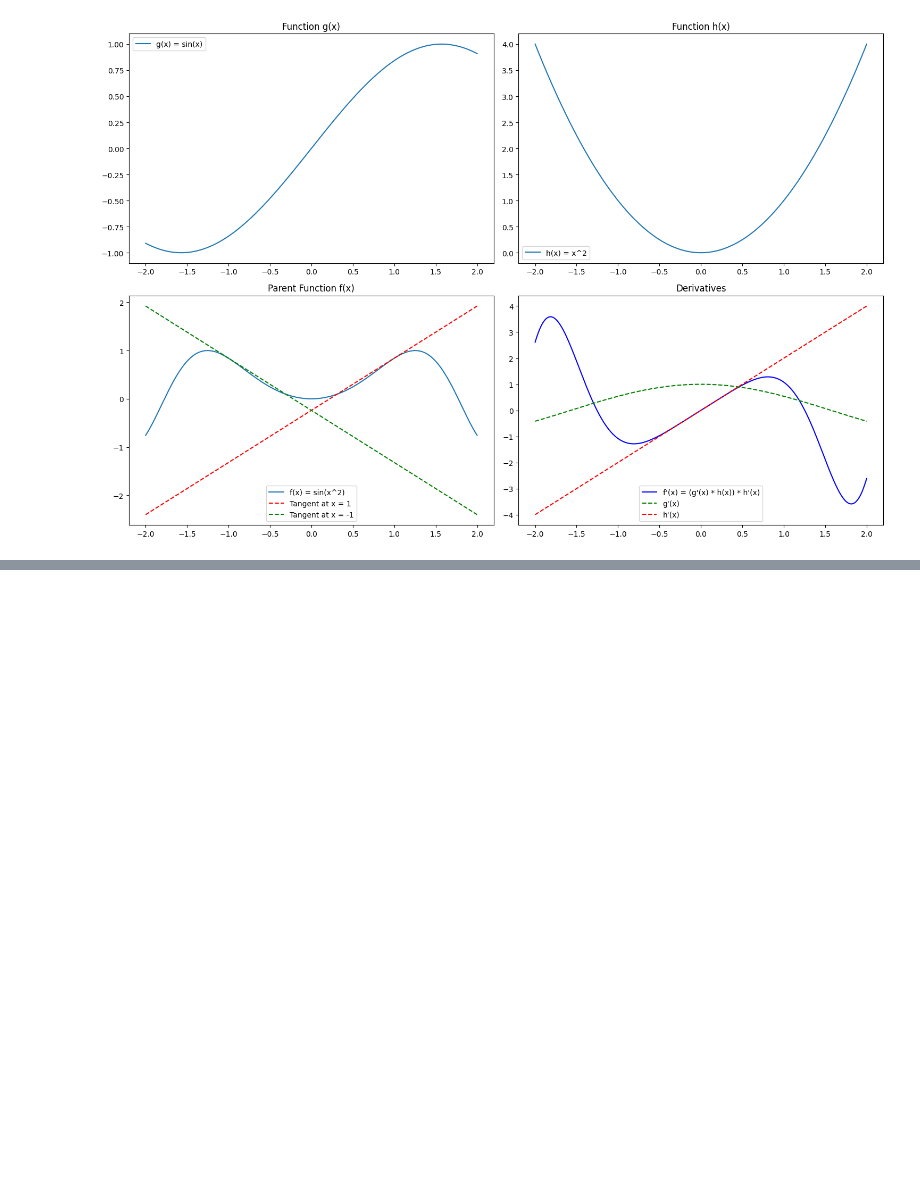
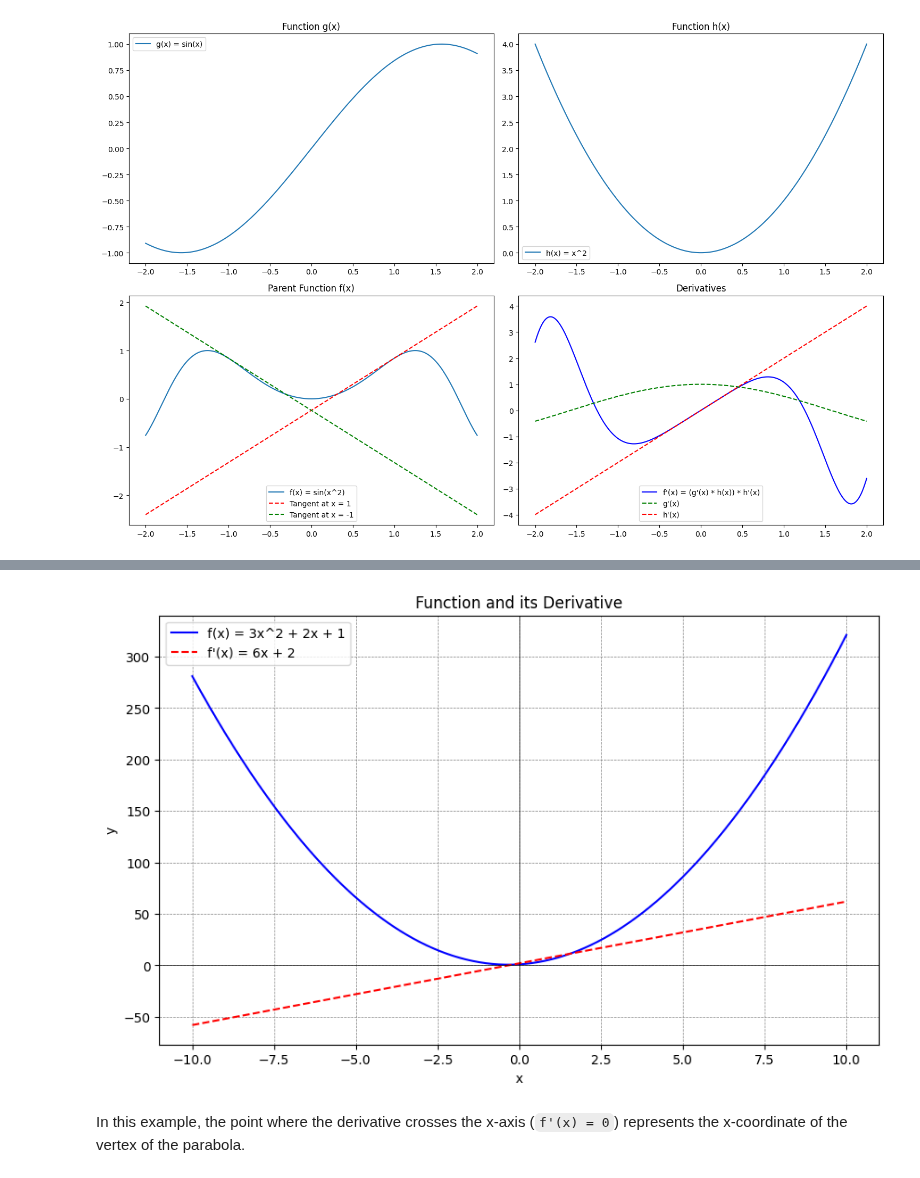
Before and after one commit to yactouat/learning_math, a Jupyter notebook: derivatives-refresher.ipynb, the cells around one changed output, grey strips where cells are left out. Saved outputs shown, nothing was run; the diff lists cells and outputs as text; code cells hidden in the pictures; blank space fills up the shorter version.

Commit message:
better example for quadratics

```diff
--- a/derivatives-refresher.ipynb
+++ b/derivatives-refresher.ipynb
@@ -430,0 +460,27 @@ plt.show()
+# %%
+# Define the function f(x) and its derivative f'(x)
+def f(x):
+    return 3*x**2 + 2*x + 1
+
+def df(x):
+    return 6*x + 2
+
+# Generate x values
+x = np.linspace(-10, 10, 400)
+
+# Plotting
+plt.figure(figsize=(10, 6))
+plt.plot(x, f(x), label='f(x) = 3x^2 + 2x + 1', color='blue')
+plt.plot(x, df(x), label="f'(x) = 6x + 2", color='red', linestyle='--')
+plt.title("Function and its Derivative")
+plt.xlabel("x")
+plt.ylabel("y")
+plt.axhline(0, color='black',linewidth=0.5)
+plt.axvline(0, color='black',linewidth=0.5)
+plt.grid(color = 'gray', linestyle = '--', linewidth = 0.5)
+plt.legend()
+plt.show()
+# %% [output]
+[figure, added]
+# %% [markdown]
+In this example, the point where the derivative crosses the x-axis (`f'(x) = 0`) represents the x-coordinate of the vertex of the parabola.
```
Also changed, not shown: parts of 2 cells of this notebook, 1 other file.
